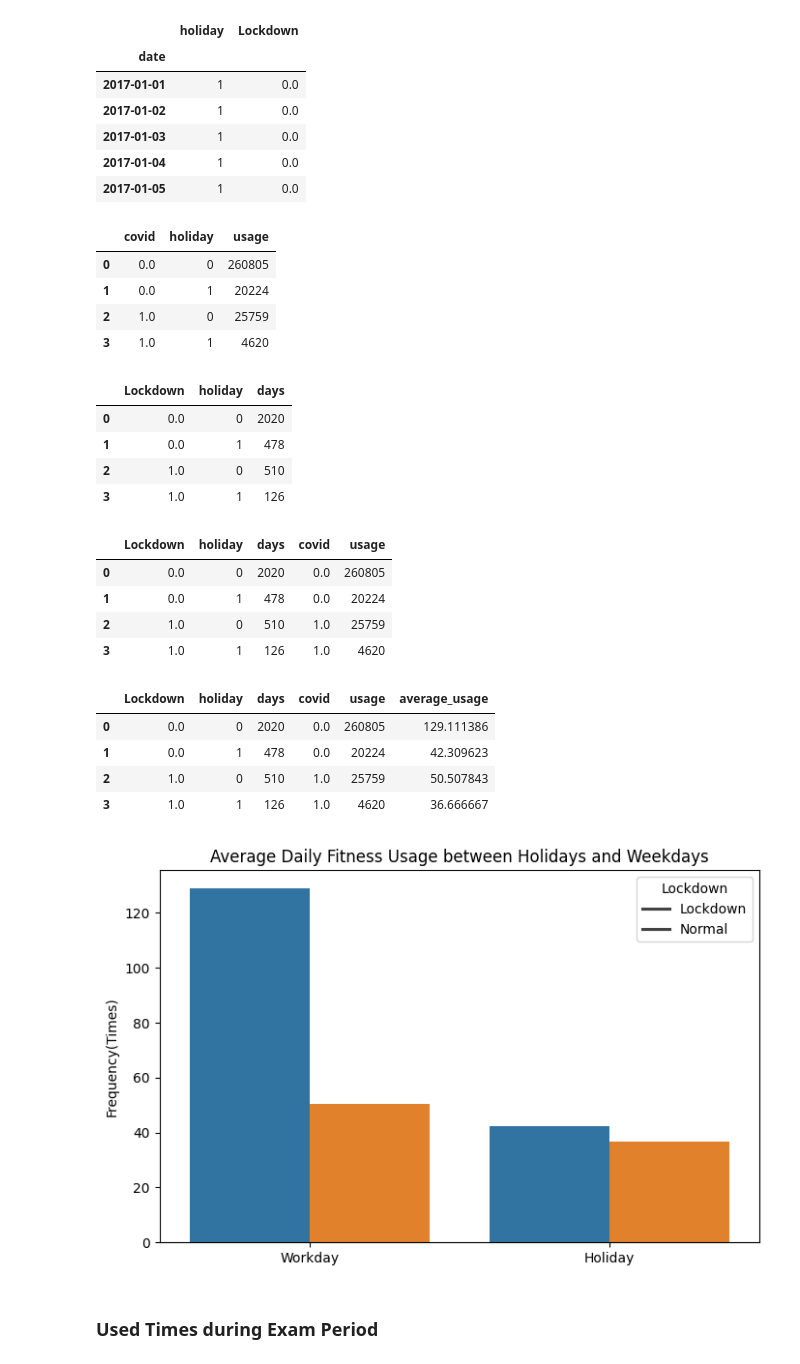
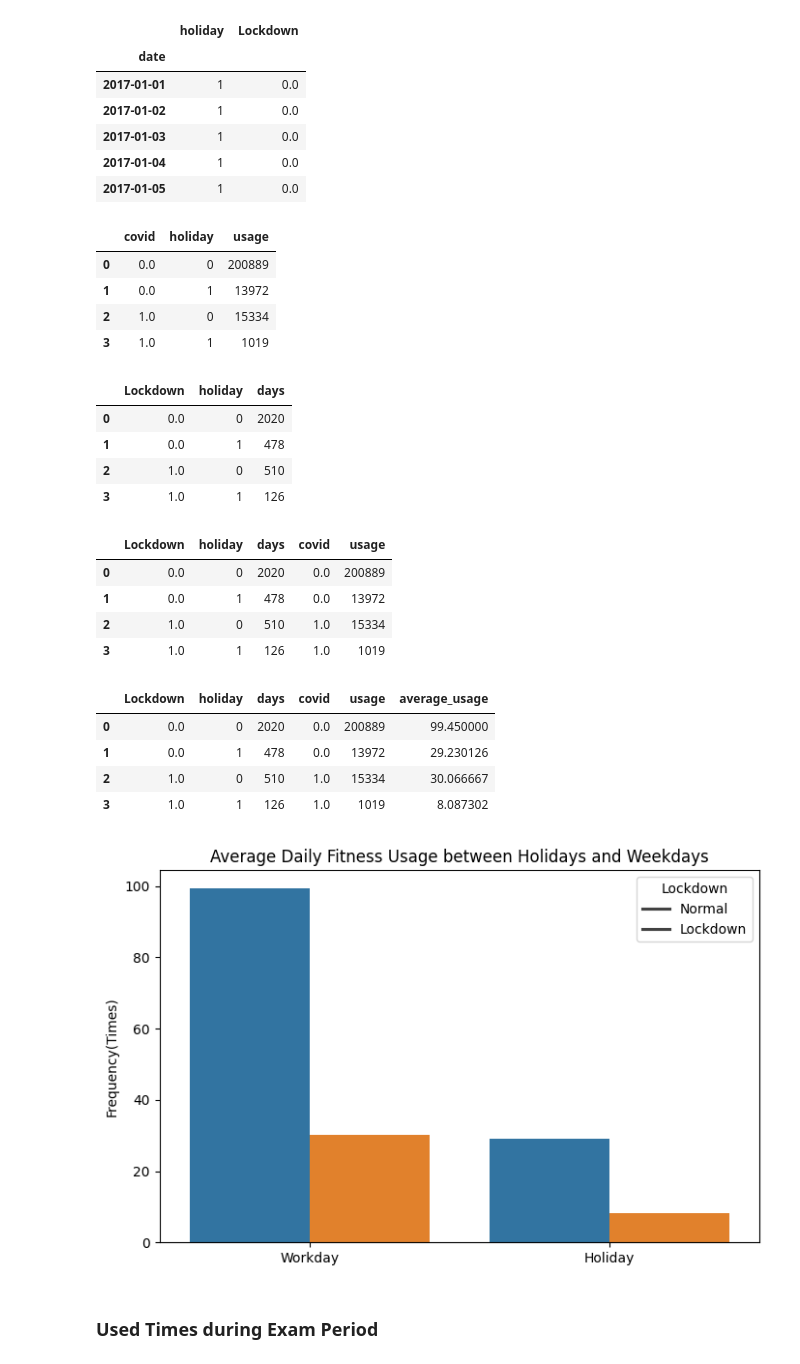
Before and after one commit to mingming2-alya/Business-Analyzing-with-ACLO, a Jupyter notebook: ACLO/ACLO.ipynb, the cells around one changed output. Drawn from its saved outputs; the diff is of its cells as text; code cells hidden in the pictures.

```diff
--- a/ACLO/ACLO.ipynb
+++ b/ACLO/ACLO.ipynb
@@ -259,7 +279,7 @@ plt.show()
 # %% [markdown]
 ### Drop Duplicate
 # %%
-checkinDF = checkinDF.drop_duplicates()
+checkinDF = checkinDF.drop_duplicates().reset_index()
 print(checkinDF.duplicated().sum())
 # %% [output]
 0
@@ -401,7 +421,7 @@ plt.show()
 #remove fout(error) data
 print(checkinDF["gender"].value_counts(dropna=False))
 foutMask = checkinDF["gender"] == "fout"
-checkinDF = checkinDF[~foutMask]
+checkinDF = checkinDF[~foutMask].reset_index(drop=True)
 
 print(f"After cleaning {checkinDF['gender'].value_counts(dropna=False)}")
 # %% [output]
@@ -464,0 +521,6 @@ plt.show()
+# %%
+checkinDF.dropna(subset=["card_type"], inplace=True)
+# %%
+#fitness usage by each card type
+checkinDF = checkinDF[checkinDF["card_type"].str.contains("ACLO Card|Fitness Card")].reset_index(drop=True)
+print(checkinDF["card_type"].unique())
@@ -1309,10 +1376,10 @@ display(holiday)
 display(calHoliday)
 # %% [output]
 |  | covid | holiday | usage |
-| 0 | 0.0 | 0 | 260805 |
-| 1 | 0.0 | 1 | 20224 |
-| 2 | 1.0 | 0 | 25759 |
-| 3 | 1.0 | 1 | 4620 |
+| 0 | 0.0 | 0 | 200889 |
+| 1 | 0.0 | 1 | 13972 |
+| 2 | 1.0 | 0 | 15334 |
+| 3 | 1.0 | 1 | 1019 |
 |  | Lockdown | holiday | days |
 | 0 | 0.0 | 0 | 2020 |
 | 1 | 0.0 | 1 | 478 |
@@ -1324,35 +1391,35 @@ allCovid = calHoliday.merge(holiday, how = "left", left_on = ["Lockdown", "holid
 display(allCovid)
 # %% [output]
 |  | Lockdown | holiday | days | covid | usage |
-| 0 | 0.0 | 0 | 2020 | 0.0 | 260805 |
-| 1 | 0.0 | 1 | 478 | 0.0 | 20224 |
-| 2 | 1.0 | 0 | 510 | 1.0 | 25759 |
-| 3 | 1.0 | 1 | 126 | 1.0 | 4620 |
+| 0 | 0.0 | 0 | 2020 | 0.0 | 200889 |
+| 1 | 0.0 | 1 | 478 | 0.0 | 13972 |
+| 2 | 1.0 | 0 | 510 | 1.0 | 15334 |
+| 3 | 1.0 | 1 | 126 | 1.0 | 1019 |
 # %%
 allCovid["average_usage"] = allCovid["usage"] / allCovid["days"]
 display(allCovid)
 # %% [output]
 |  | Lockdown | holiday | days | covid | usage | average_usage |
-| 0 | 0.0 | 0 | 2020 | 0.0 | 260805 | 129.111386 |
-| 1 | 0.0 | 1 | 478 | 0.0 | 20224 | 42.309623 |
-| 2 | 1.0 | 0 | 510 | 1.0 | 25759 | 50.507843 |
-| 3 | 1.0 | 1 | 126 | 1.0 | 4620 | 36.666667 |
+| 0 | 0.0 | 0 | 2020 | 0.0 | 200889 | 99.450000 |
+| 1 | 0.0 | 1 | 478 | 0.0 | 13972 | 29.230126 |
+| 2 | 1.0 | 0 | 510 | 1.0 | 15334 | 30.066667 |
+| 3 | 1.0 | 1 | 126 | 1.0 | 1019 | 8.087302 |
 # %%
 #plot
 plt.figure(figsize=(8,5))
 day = sns.barplot(data = allCovid, x="holiday", y="average_usage", hue="Lockdown")
 day.set_title("Average Daily Fitness Usage between Holidays and Weekdays")
 day.set_xlabel("")
 day.set_ylabel("Frequency(Times)")
-day.legend(title = "Lockdown", labels = ["Lockdown", "Normal"])
+day.legend(title = "Lockdown", labels = ["Normal", "Lockdown"])
 
 dayType = ["Workday", "Holiday"]
 day.set_xticklabels(dayType)
 
 
 plt.show()
 # %% [output]
-[figure, old version]
+[figure, new version]
 # %% [markdown]
 ### Used Times during Exam Period
 # %%
```
Also changed, not shown: parts of 102 cells of this notebook.
